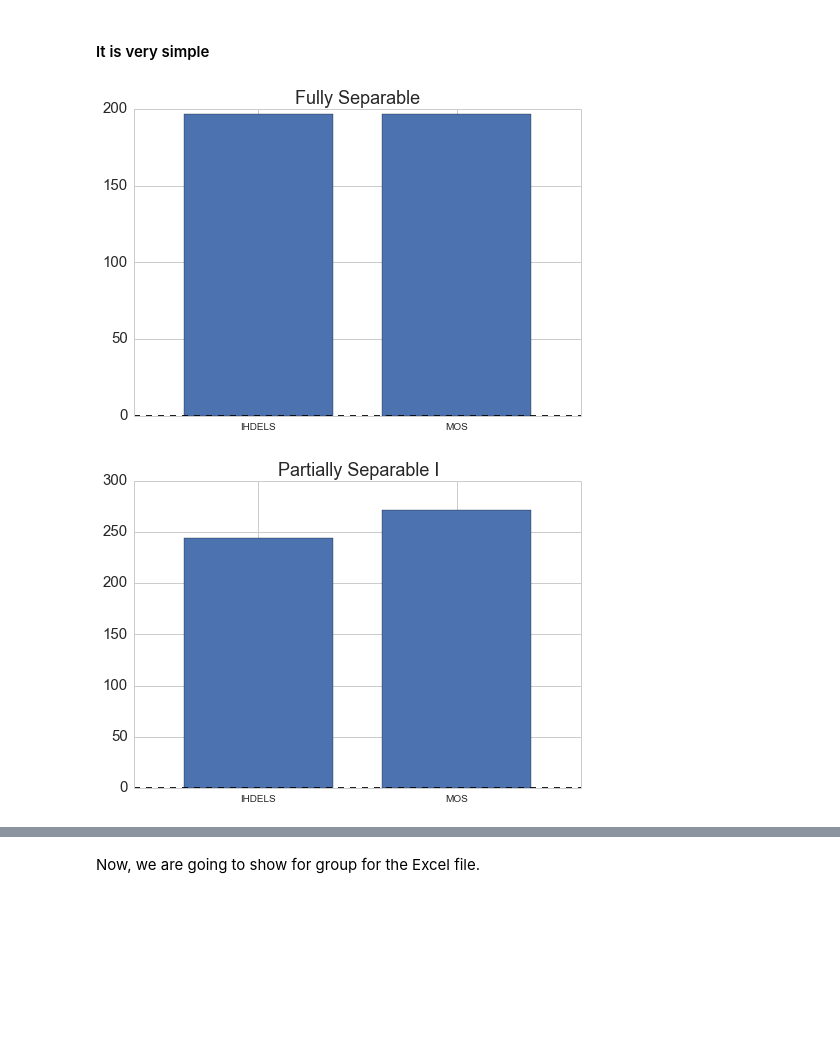
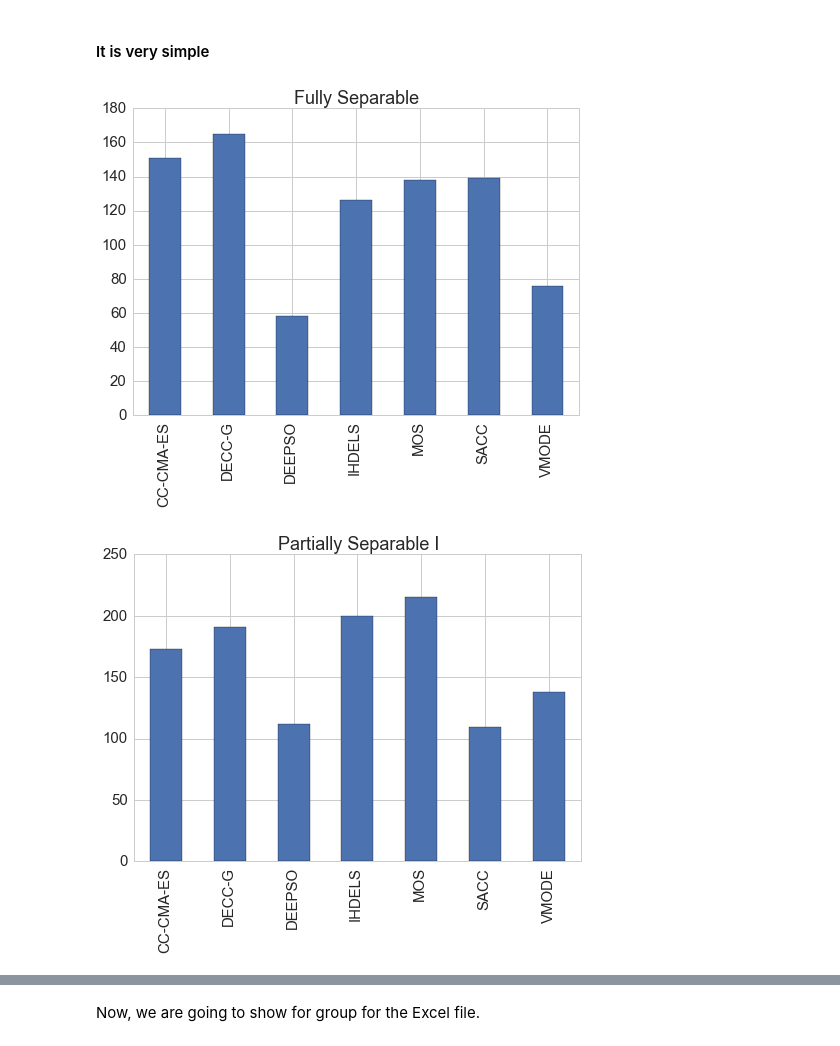
Before and after one commit to dmolina/EA_notebooks, a Jupyter notebook: Generating_reports_CEC2015.ipynb, the cells around one changed output, grey strips where cells are left out. Cells and saved outputs as stored; diff of their text form; code cells hidden in the pictures; blank space fills up the shorter version.

```diff
--- a/Generating_reports_CEC2015.ipynb
+++ b/Generating_reports_CEC2015.ipynb
@@ -171,9 +169,11 @@ def get_scores(df, algs, funs, accuracies):
 Init the initial parameters.
 # %%
 algs = filter(lambda x: not "_orig" in x, df.keys())
-print algs
+
 algs = filter(lambda x: not "_old" in x, algs)
-algs = ['IHDELS', 'MOS']
+algs = [alg for alg in algs]
+print(algs)
+#algs = ['IHDELS', 'MOS']
 accuracies = ['1.2e5', '6e5', '3e6']
 funs_group = [range(1, 4), range(4, 8), range(8, 12), range(12, 15), [15]]
 funs_group_names = ['Fully Separable', 'Partially Separable I', 'Partially Separable II', 'Overlapping', 'Non-separable']
@@ -195,12 +195,12 @@ sns.set_style("whitegrid")
 # %%
 for fid, funs in enumerate(funs_group):
     title = funs_group_names[fid]
     results = get_scores(df, algs, funs, accuracies)
     results_df = pd.Series(results)
     plt.figure()
     results_df.plot(kind='bar', title=title)
     locs, labels = plt.xticks()
-    plt.setp(labels, rotation=0)
+    plt.setp(labels, rotation=90)
 # %% [output]
-[figure, old version]
+[figure, new version]
-[figure, old version]
+[figure, new version]
```
Also changed, not shown: parts of 9 cells of this notebook, 1 other file.
